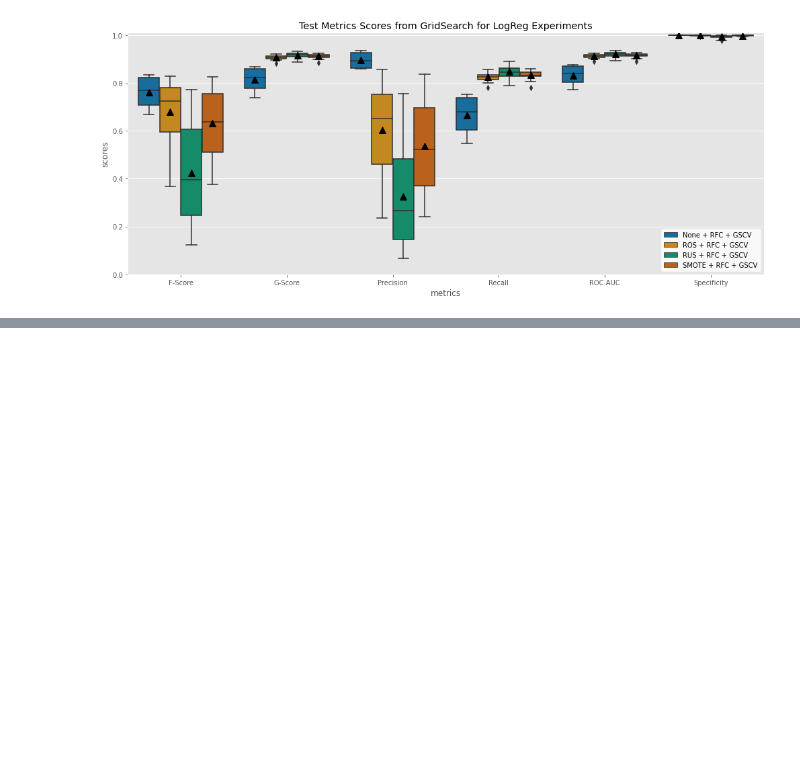
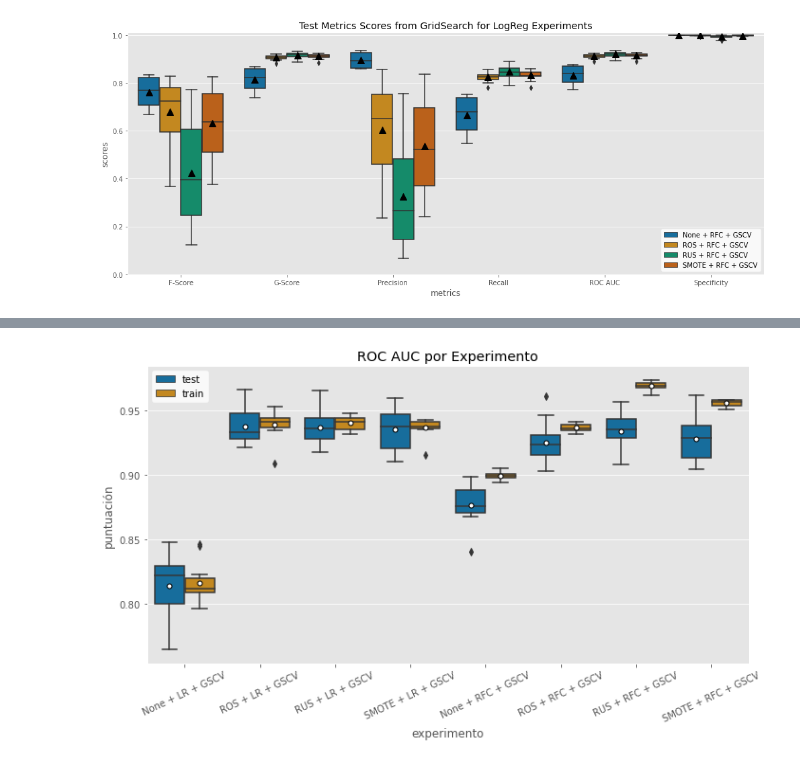
Before and after one commit to gerardovitale/fraud-detection, a Jupyter notebook: notebooks/src/explore_visualizations.ipynb, the cells around one changed output, grey strips where cells are left out. Cells and saved outputs as stored; diff of their text form; code cells hidden in the pictures; blank space fills up the shorter version.

```diff
--- a/notebooks/src/explore_visualizations.ipynb
+++ b/notebooks/src/explore_visualizations.ipynb
@@ -352,3 +328,22 @@ df_best_params = df.loc[df['rank_test_roc_auc'] == 1.0, cols] \
+# %%
+# filter grid_cv_results -> List[GridSearchCV.cv_results_] for:
+# roc_auc best params -> df['rank_test_roc_auc'] == 1.0, and
+# roc_auc columns
+roc_auc_cols = [col for col in df.columns if 'roc_auc' in col and 'rank_' not in col]
+df_roc_auc_best = df.loc[df['rank_test_roc_auc'] == 1.0, ['exp_id', 'params'] + roc_auc_cols]
+
+# get just split_train and split_test column names to later filter the df by column
+split_train_cols = [col for col in df_roc_auc_best.columns if 'split' in col and 'train' in col]
+split_test_cols = [col for col in df_roc_auc_best.columns if 'split' in col and 'test' in col]
+
+# get max and min for split_test and split_train columns for every exp_id
+df_roc_auc_best['max_test_roc_auc'] = df_roc_auc_best[split_test_cols].max(axis=1)
+df_roc_auc_best['min_test_roc_auc'] = df_roc_auc_best[split_test_cols].min(axis=1)
+df_roc_auc_best['max_train_roc_auc'] = df_roc_auc_best[split_train_cols].max(axis=1)
+df_roc_auc_best['min_train_roc_auc'] = df_roc_auc_best[split_train_cols].min(axis=1)
 # %%
-df_best_params.loc[df_best_params['metric'].str.contains('split[0-9]_test'), 'metric'] = 'split_test_roc_auc'
-df_best_params.loc[df_best_params['metric'].str.contains('split[0-9]_train'), 'metric'] = 'split_train_roc_auc'
+to_boxplot = df_roc_auc_best[['exp_id'] + split_test_cols + split_train_cols].melt(
+    id_vars='exp_id', var_name='metric', value_name='score')
+
+to_boxplot.loc[to_boxplot['metric'].str.contains('split[0-9]_test_'), 'metric'] = 'test'
+to_boxplot.loc[to_boxplot['metric'].str.contains('split[0-9]_train_'), 'metric'] = 'train'
@@ -424,0 +350,23 @@ df.loc[df['rank_test_roc_auc'] == 1.0, cols]
+# %%
+_ = plt.figure(figsize=[10,6])
+sns.boxplot(
+    data=to_boxplot,
+    x='exp_id',
+    y='score',
+    hue='metric',
+    palette='colorblind',
+    showmeans=True,
+    meanprops={
+        'marker':'.',
+        'markerfacecolor':'white',
+        'markeredgecolor':'black',
+        'markersize':'10'})
+plt.title('ROC AUC por Experimento')
+plt.xlabel('experimento')
+plt.ylabel('puntuación')
+plt.xticks(rotation=25)
+plt.legend(loc='best', frameon=True) \
+    .get_frame().set_color('white')
+plt.tight_layout()
+# %% [output]
+[figure, added]
```
Also changed, not shown: parts of 27 cells of this notebook, 3 other files.
